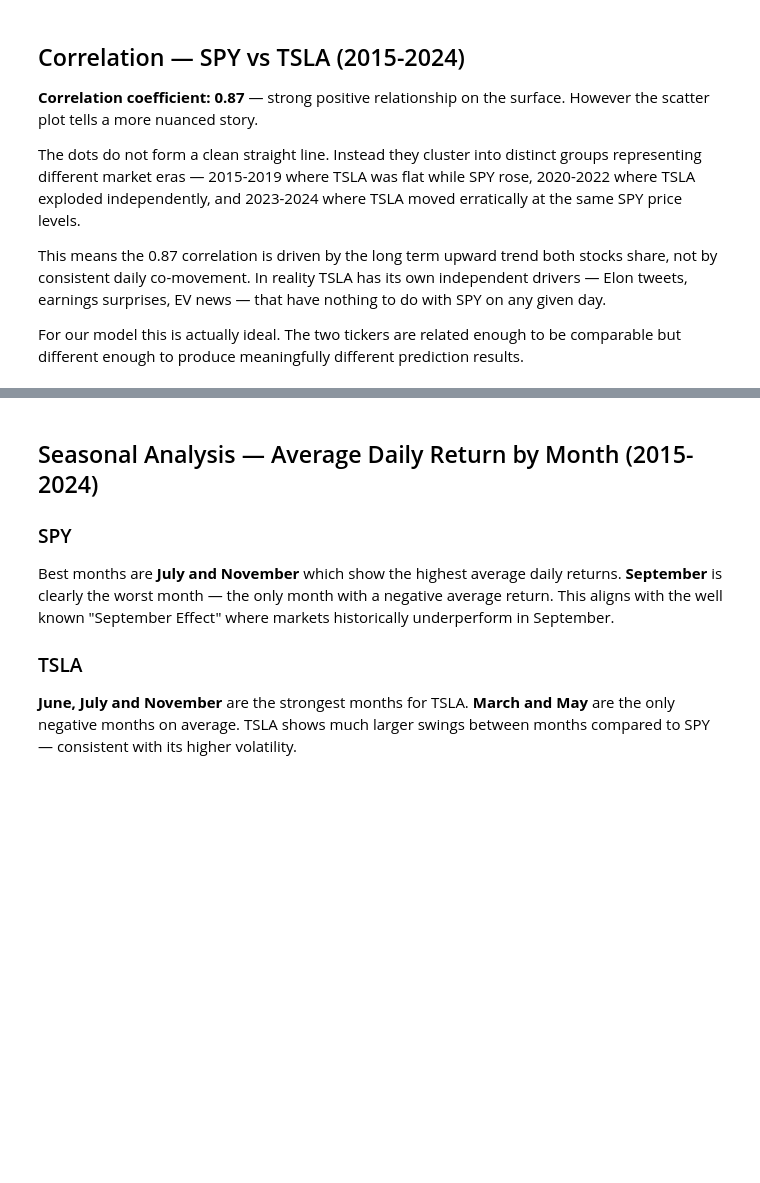
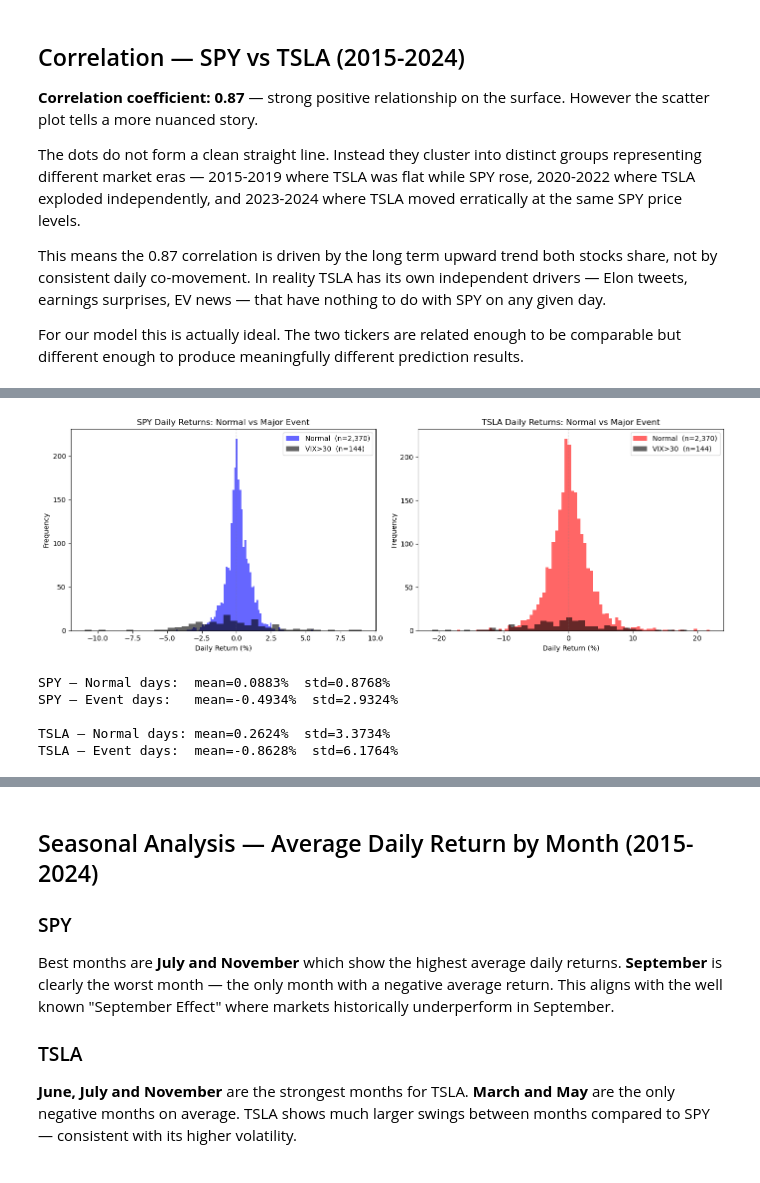
Before and after one commit to dnguyen000/seis763-midterm, a Jupyter notebook: explore.ipynb, the cells around one changed output, grey strips where cells are left out. Saved outputs shown, nothing was run; the diff lists cells and outputs as text; code cells hidden in the pictures; blank space fills up the shorter version.

Commit message:
vix csv and also integrated vix in the explore notebook for better understanding

```diff
--- a/explore.ipynb
+++ b/explore.ipynb
@@ -259,0 +331,53 @@ For our model this is actually ideal. The two tickers are related enough to be c
+# %%
+# VIX vs SPY RETURNS — how do returns behave when VIX is high vs low?
+df_spy["vix"]           = df_vix["close"]
+df_spy["major_event"]   = (df_spy["vix"] > 30).astype(int)
+df_tesla["vix"]         = df_vix["close"]
+df_tesla["major_event"] = (df_tesla["vix"] > 30).astype(int)
+
+# Ensure daily_return exists (calculated earlier in notebook)
+if "daily_return" not in df_spy.columns:
+    df_spy["daily_return"]   = df_spy["adj_close"].pct_change()
+if "daily_return" not in df_tesla.columns:
+    df_tesla["daily_return"] = df_tesla["adj_close"].pct_change()
+
+fig, axes = plt.subplots(1, 2, figsize=(14, 5))
+
+for ax, df, ticker, color in zip(axes,
+                                  [df_spy, df_tesla],
+                                  ["SPY", "TSLA"],
+                                  ["blue", "red"]):
+    normal = df[df["major_event"] == 0]["daily_return"].dropna() * 100
+    event  = df[df["major_event"] == 1]["daily_return"].dropna() * 100
+
+    ax.hist(normal, bins=80, alpha=0.6, color=color,  label=f"Normal  (n={len(normal):,})")
+    ax.hist(event,  bins=40, alpha=0.6, color="black", label=f"VIX>30  (n={len(event):,})")
+    ax.axvline(x=0, color="gray", linewidth=0.8, linestyle=":")
+    ax.set_title(f"{ticker} Daily Returns: Normal vs Major Event")
+    ax.set_xlabel("Daily Return (%)")
+    ax.set_ylabel("Frequency")
+    ax.legend()
+
+plt.tight_layout()
+plt.show()
+
+print("SPY — Normal days:  mean={:.4f}%  std={:.4f}%".format(
+    df_spy[df_spy["major_event"]==0]["daily_return"].mean()*100,
+    df_spy[df_spy["major_event"]==0]["daily_return"].std()*100))
+print("SPY — Event days:   mean={:.4f}%  std={:.4f}%".format(
+    df_spy[df_spy["major_event"]==1]["daily_return"].mean()*100,
+    df_spy[df_spy["major_event"]==1]["daily_return"].std()*100))
+print()
+print("TSLA — Normal days: mean={:.4f}%  std={:.4f}%".format(
+    df_tesla[df_tesla["major_event"]==0]["daily_return"].mean()*100,
+    df_tesla[df_tesla["major_event"]==0]["daily_return"].std()*100))
+print("TSLA — Event days:  mean={:.4f}%  std={:.4f}%".format(
+    df_tesla[df_tesla["major_event"]==1]["daily_return"].mean()*100,
+    df_tesla[df_tesla["major_event"]==1]["daily_return"].std()*100))
+# %% [output]
+[figure, added]
+SPY — Normal days:  mean=0.0883%  std=0.8768%
+SPY — Event days:   mean=-0.4934%  std=2.9324%
+
+TSLA — Normal days: mean=0.2624%  std=3.3734%
+TSLA — Event days:  mean=-0.8628%  std=6.1764%
```
Also changed, not shown: parts of 10 cells of this notebook, 4 other files.
